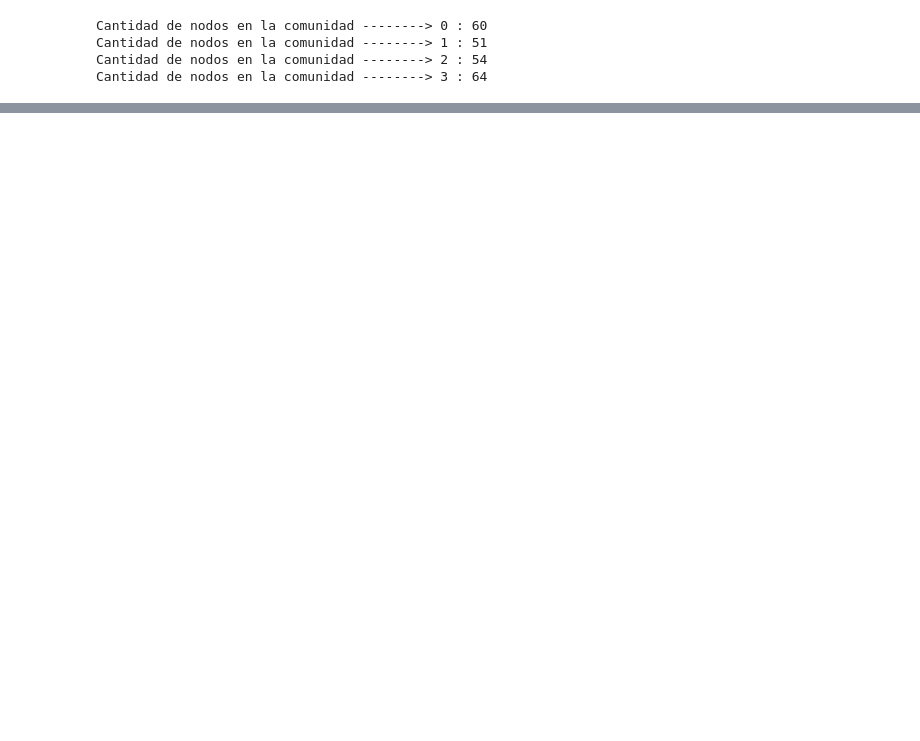
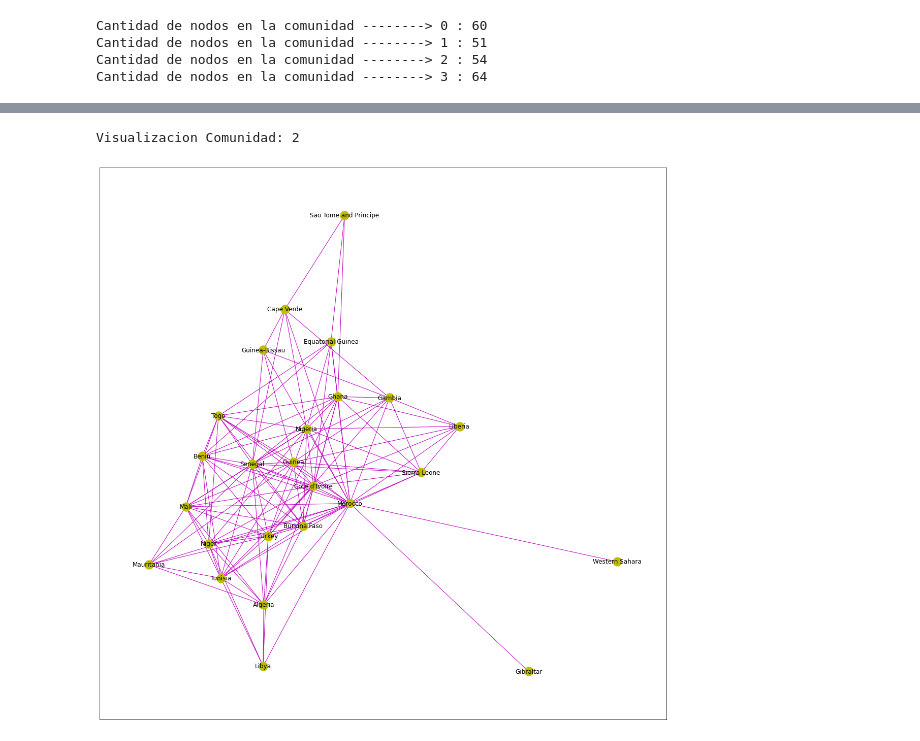
Before and after one commit to paulabruck/TDA_II_Redes_sociales, a Jupyter notebook: PARCIAL_2/parcial2.ipynb, the cells around one changed output, grey strips where cells are left out. Saved outputs shown, nothing was run; the diff lists cells and outputs as text; code cells hidden in the pictures; blank space fills up the shorter version.

```diff
--- a/PARCIAL_2/parcial2.ipynb
+++ b/PARCIAL_2/parcial2.ipynb
@@ -85,0 +155,5 @@ Visualizacion Comunidad: 3
+# %%
+visualizar_comunidades(sub_communities[2],2,'y')
+# %% [output]
+Visualizacion Comunidad: 2
+[figure, added]
```
Also changed, not shown: parts of 16 cells of this notebook, 1 other file.
